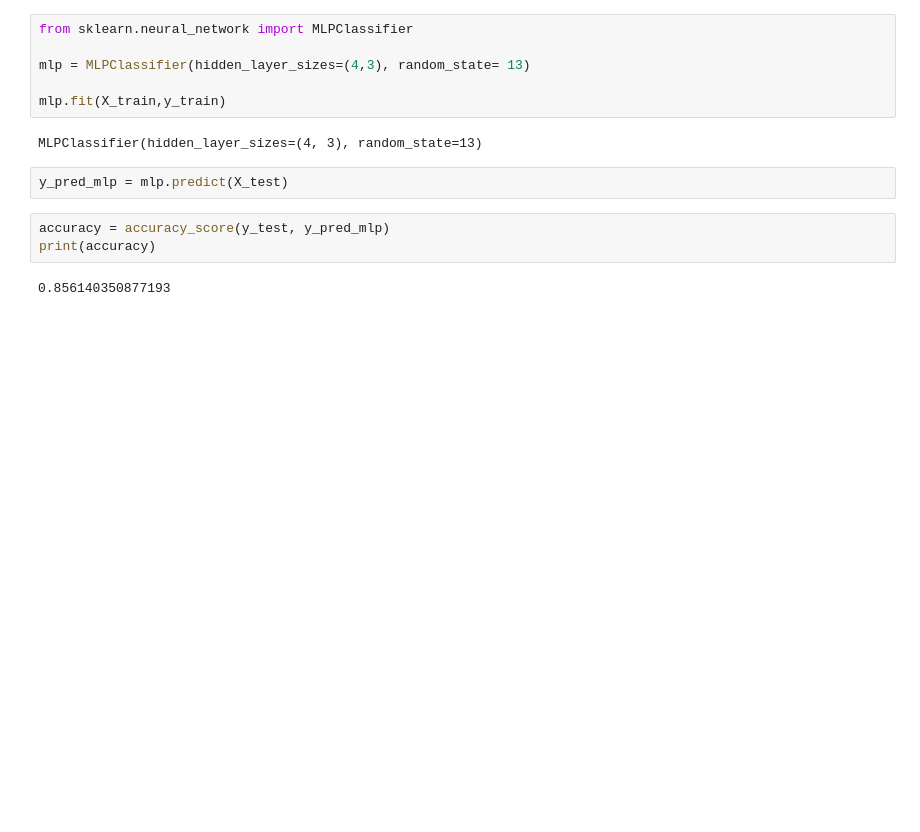
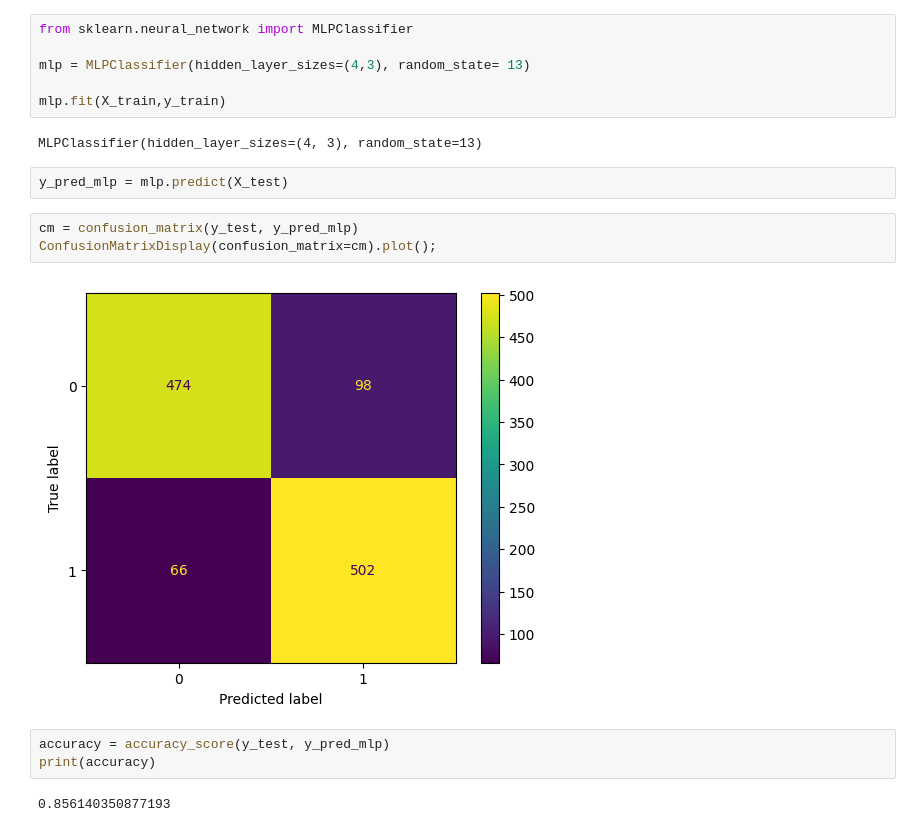
Before and after one commit to Salttyy/BC2407-Dashboard, a Jupyter notebook: model.ipynb, the cells around one changed output. Saved outputs shown, nothing was run; the diff lists cells and outputs as text; blank space fills up the shorter version.

```diff
--- a/model.ipynb
+++ b/model.ipynb
@@ -296,6 +296,11 @@ mlp.fit(X_train,y_train)
 MLPClassifier(hidden_layer_sizes=(4, 3), random_state=13)
 # %%
 y_pred_mlp = mlp.predict(X_test)
+# %%
+cm = confusion_matrix(y_test, y_pred_mlp)
+ConfusionMatrixDisplay(confusion_matrix=cm).plot();
+# %% [output]
+[figure, added]
 # %%
 accuracy = accuracy_score(y_test, y_pred_mlp)
 print(accuracy)
```
Also changed, not shown: parts of 7 cells of this notebook.
